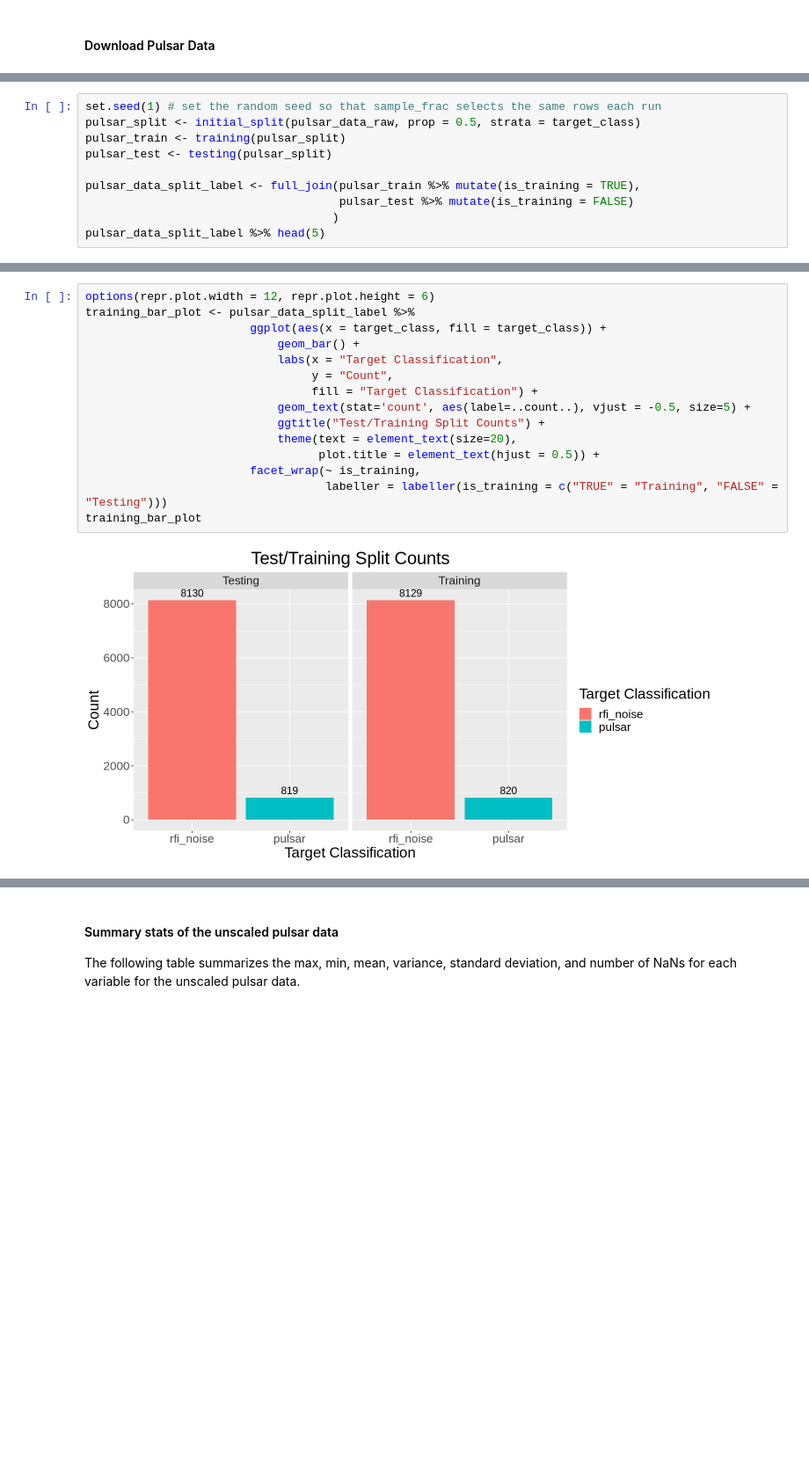
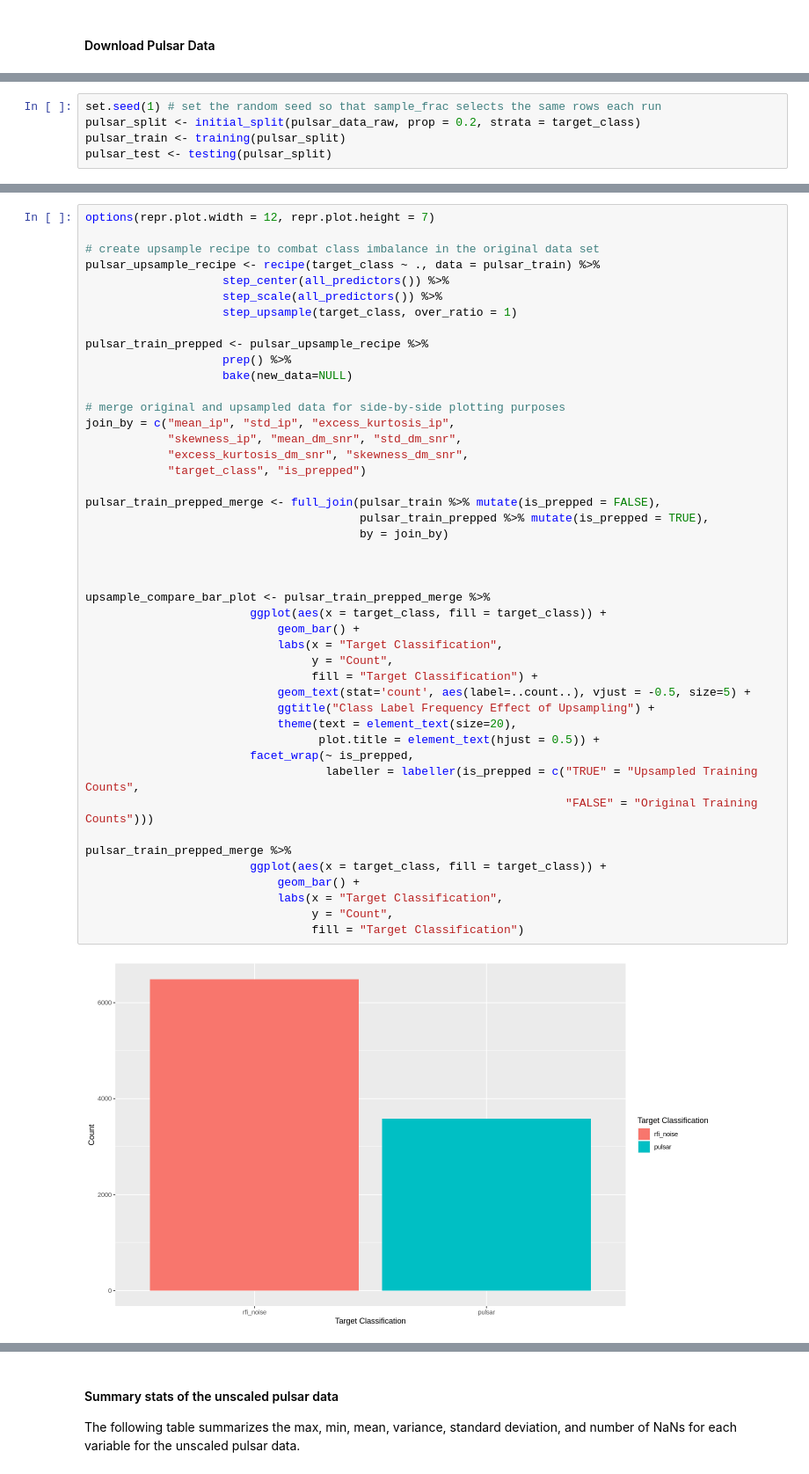
Before and after one commit to tccw/dsci100-group-project, a Jupyter notebook: group_report_pulsars.ipynb, the cells around one changed output, grey strips where cells are left out. Shown at 88% size. Cells and saved outputs as stored; diff of their text form; blank space fills up the shorter version.

Commit message:
upscale training and forward prediction

```diff
--- a/group_report_pulsars.ipynb
+++ b/group_report_pulsars.ipynb
@@ -97,10 +120,5 @@ We have elected to use a high training proportion split of 80/20 train/test. Thi
 # %%
 set.seed(1) # set the random seed so that sample_frac selects the same rows each run
-pulsar_split <- initial_split(pulsar_data_raw, prop = 0.5, strata = target_class)
+pulsar_split <- initial_split(pulsar_data_raw, prop = 0.2, strata = target_class)
 pulsar_train <- training(pulsar_split)
 pulsar_test <- testing(pulsar_split)
-
-pulsar_data_split_label <- full_join(pulsar_train %>% mutate(is_training = TRUE),
-                                     pulsar_test %>% mutate(is_training = FALSE)
-                                    )
-pulsar_data_split_label %>% head(5)
@@ -117,17 +125,47 @@ A tibble: 5 × 10
 # %%
-options(repr.plot.width = 12, repr.plot.height = 6)
-training_bar_plot <- pulsar_data_split_label %>%
+options(repr.plot.width = 12, repr.plot.height = 7)
+
+# create upsample recipe to combat class imbalance in the original data set
+pulsar_upsample_recipe <- recipe(target_class ~ ., data = pulsar_train) %>%
+                    step_center(all_predictors()) %>%
+                    step_scale(all_predictors()) %>%
+                    step_upsample(target_class, over_ratio = 1)
+
+pulsar_train_prepped <- pulsar_upsample_recipe %>%
+                    prep() %>%
+                    bake(new_data=NULL)
+
+# merge original and upsampled data for side-by-side plotting purposes
+join_by = c("mean_ip", "std_ip", "excess_kurtosis_ip",
+            "skewness_ip", "mean_dm_snr", "std_dm_snr",
+            "excess_kurtosis_dm_snr", "skewness_dm_snr",
+            "target_class", "is_prepped")
+
+pulsar_train_prepped_merge <- full_join(pulsar_train %>% mutate(is_prepped = FALSE),
+                                        pulsar_train_prepped %>% mutate(is_prepped = TRUE),
+                                        by = join_by)
+
+
+
+upsample_compare_bar_plot <- pulsar_train_prepped_merge %>%
                         ggplot(aes(x = target_class, fill = target_class)) +
                             geom_bar() +
                             labs(x = "Target Classification",
                                  y = "Count",
                                  fill = "Target Classification") +
                             geom_text(stat='count', aes(label=..count..), vjust = -0.5, size=5) +
-                            ggtitle("Test/Training Split Counts") +
+                            ggtitle("Class Label Frequency Effect of Upsampling") +
                             theme(text = element_text(size=20),
                                   plot.title = element_text(hjust = 0.5)) +
-                        facet_wrap(~ is_training,
-                                   labeller = labeller(is_training = c("TRUE" = "Training", "FALSE" = "Testing")))
-training_bar_plot
+                        facet_wrap(~ is_prepped,
+                                   labeller = labeller(is_prepped = c("TRUE" = "Upsampled Training Counts",
+                                                                      "FALSE" = "Original Training Counts")))
+
+pulsar_train_prepped_merge %>%
+                        ggplot(aes(x = target_class, fill = target_class)) +
+                            geom_bar() +
+                            labs(x = "Target Classification",
+                                 y = "Count",
+                                 fill = "Target Classification")
 # %% [output]
-[figure, old version]
+[figure, new version]
```
Also changed, not shown: parts of 26 cells of this notebook.
